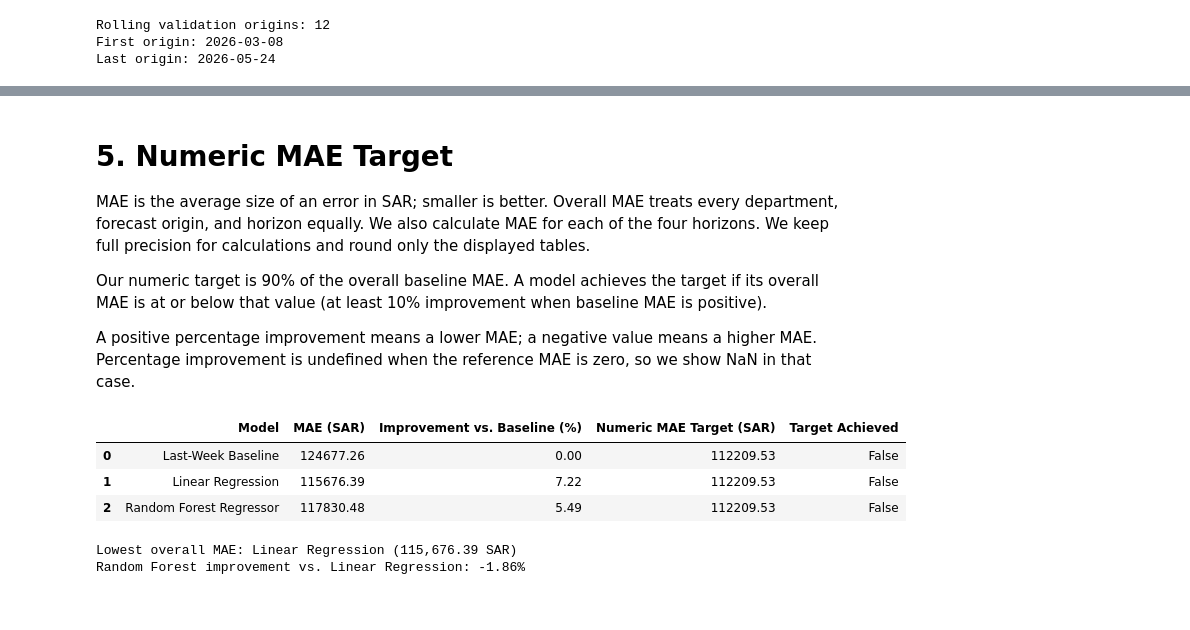
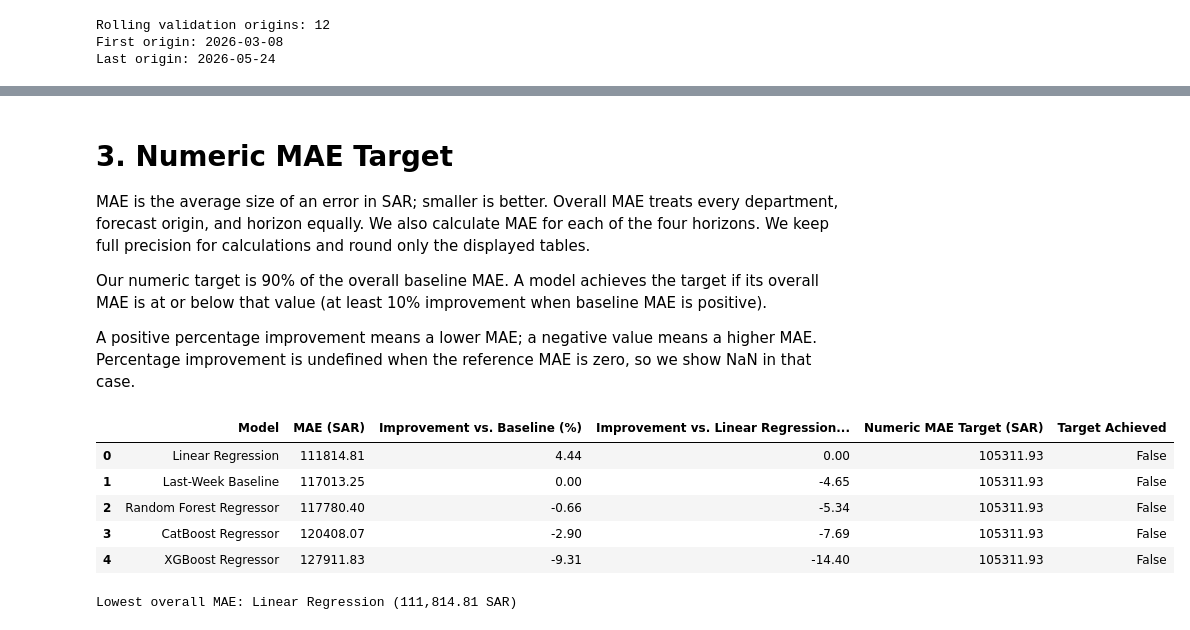
Before and after one commit to AbdullahSofayan/Masroof, a Jupyter notebook: ml/notebooks/forecasting.ipynb, the cells around one changed output, grey strips where cells are left out. Saved outputs shown, nothing was run; the diff lists cells and outputs as text; code cells hidden in the pictures.

```diff
--- a/ml/notebooks/forecasting.ipynb
+++ b/ml/notebooks/forecasting.ipynb
@@ -344,5 +486,5 @@ Evaluated department/week predictions: 960
 # %% [markdown]
-# 5. Numeric MAE Target
+# 3. Numeric MAE Target
 
 MAE is the average size of an error in SAR; smaller is better. Overall MAE treats
 every department, forecast origin, and horizon equally. We also calculate MAE for
@@ -357,54 +499,42 @@ A positive percentage improvement means a lower MAE; a negative value means a
 higher MAE. Percentage improvement is undefined when the reference MAE is zero,
 so we show NaN in that case.
 # %%
-baseline_mae = mean_absolute_error(
-    validation_results['actual'], validation_results['baseline']
+mae_by_model = {
+    key: mean_absolute_error(validation_results['actual'], validation_results[key])
+    for key in model_names
+}
+baseline_mae = mae_by_model['baseline']
+regression_mae = mae_by_model['linear_regression']
+forest_mae = mae_by_model['random_forest']
+mae_target = 0.90 * baseline_mae
+comparison = pd.DataFrame({
+    'Model': list(model_names.values()),
+    'MAE (SAR)': list(mae_by_model.values())
+})
+comparison['Improvement vs. Baseline (%)'] = (
+    100 * (baseline_mae - comparison['MAE (SAR)']) / baseline_mae
+    if baseline_mae > 0 else np.nan
 )
-regression_mae = mean_absolute_error(
-    validation_results['actual'], validation_results['linear_regression']
+comparison['Improvement vs. Linear Regression (%)'] = (
+    100 * (regression_mae - comparison['MAE (SAR)']) / regression_mae
+    if regression_mae > 0 else np.nan
 )
-forest_mae = mean_absolute_error(
-    validation_results['actual'], validation_results['random_forest']
-)
-mae_target = 0.90 * baseline_mae
-
-comparison = pd.DataFrame({
-    'Model': ['Last-Week Baseline', 'Linear Regression', 'Random Forest Regressor'],
-    'MAE (SAR)': [baseline_mae, regression_mae, forest_mae],
-    'Numeric MAE Target (SAR)': [mae_target, mae_target, mae_target]
-})
-
-# Compare every model against the same baseline and target.
-if baseline_mae > 0:
-    comparison['Improvement vs. Baseline (%)'] = (
-        100 * (baseline_mae - comparison['MAE (SAR)']) / baseline_mae
-    )
-else:
-    comparison['Improvement vs. Baseline (%)'] = np.nan
+comparison['Numeric MAE Target (SAR)'] = mae_target
 comparison['Target Achieved'] = comparison['MAE (SAR)'] <= mae_target
-comparison = comparison[[
-    'Model', 'MAE (SAR)', 'Improvement vs. Baseline (%)',
-    'Numeric MAE Target (SAR)', 'Target Achieved'
-]]
-display(comparison.round(2))
-
-# Use unrounded MAE values to identify the best model, including any ties.
+comparison = comparison.sort_values('MAE (SAR)', kind='stable').reset_index(drop=True)
 best_mae = comparison['MAE (SAR)'].min()
 best_models = comparison.loc[comparison['MAE (SAR)'] == best_mae, 'Model']
+with pd.option_context('display.max_columns', None, 'display.width', 200):
+    display(comparison.round(2))
 print('Lowest overall MAE:', ', '.join(best_models), f'({best_mae:,.2f} SAR)')
-
-if regression_mae > 0:
-    forest_improvement = 100 * (regression_mae - forest_mae) / regression_mae
-else:
-    forest_improvement = np.nan
-print(f'Random Forest improvement vs. Linear Regression: {forest_improvement:.2f}%')
 # %% [output]
-|  | Model | MAE (SAR) | Improvement vs. Baseline (%) | Numeric MAE Target (SAR) | Target Achieved |
-| 0 | Last-Week Baseline | 124677.26 | 0.00 | 112209.53 | False |
-| 1 | Linear Regression | 115676.39 | 7.22 | 112209.53 | False |
-| 2 | Random Forest Regressor | 117830.48 | 5.49 | 112209.53 | False |
+|  | Model | MAE (SAR) | Improvement vs. Baseline (%) | Improvement vs. Linear Regression... | Numeric MAE Target (SAR) | Target Achieved |
+| 0 | Linear Regression | 111814.81 | 4.44 | 0.00 | 105311.93 | False |
+| 1 | Last-Week Baseline | 117013.25 | 0.00 | -4.65 | 105311.93 | False |
+| 2 | Random Forest Regressor | 117780.40 | -0.66 | -5.34 | 105311.93 | False |
+| 3 | CatBoost Regressor | 120408.07 | -2.90 | -7.69 | 105311.93 | False |
+| 4 | XGBoost Regressor | 127911.83 | -9.31 | -14.40 | 105311.93 | False |
-Lowest overall MAE: Linear Regression (115,676.39 SAR)
-Random Forest improvement vs. Linear Regression: -1.86%
+Lowest overall MAE: Linear Regression (111,814.81 SAR)
 # %%
 import matplotlib.pyplot as plt
 
```
Also changed, not shown: parts of 27 cells of this notebook, 1 other file.
